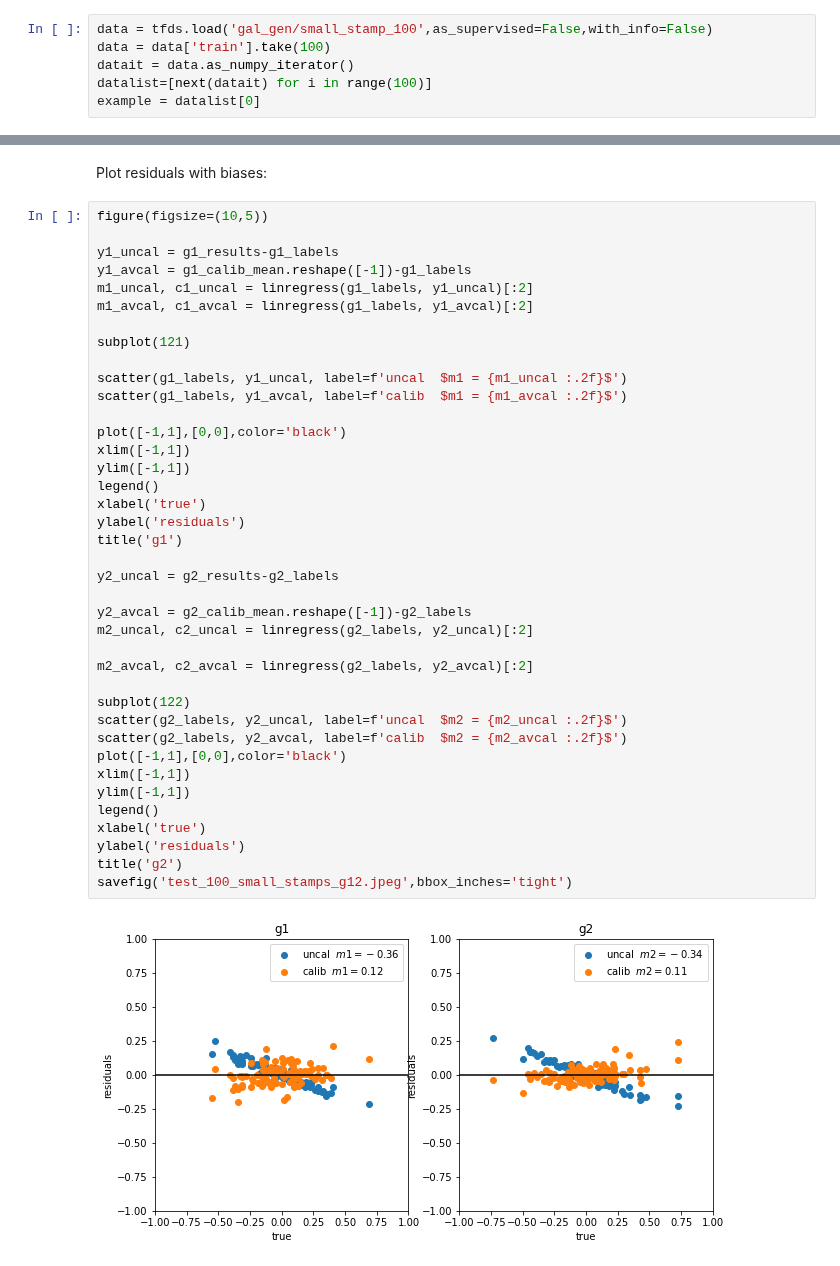
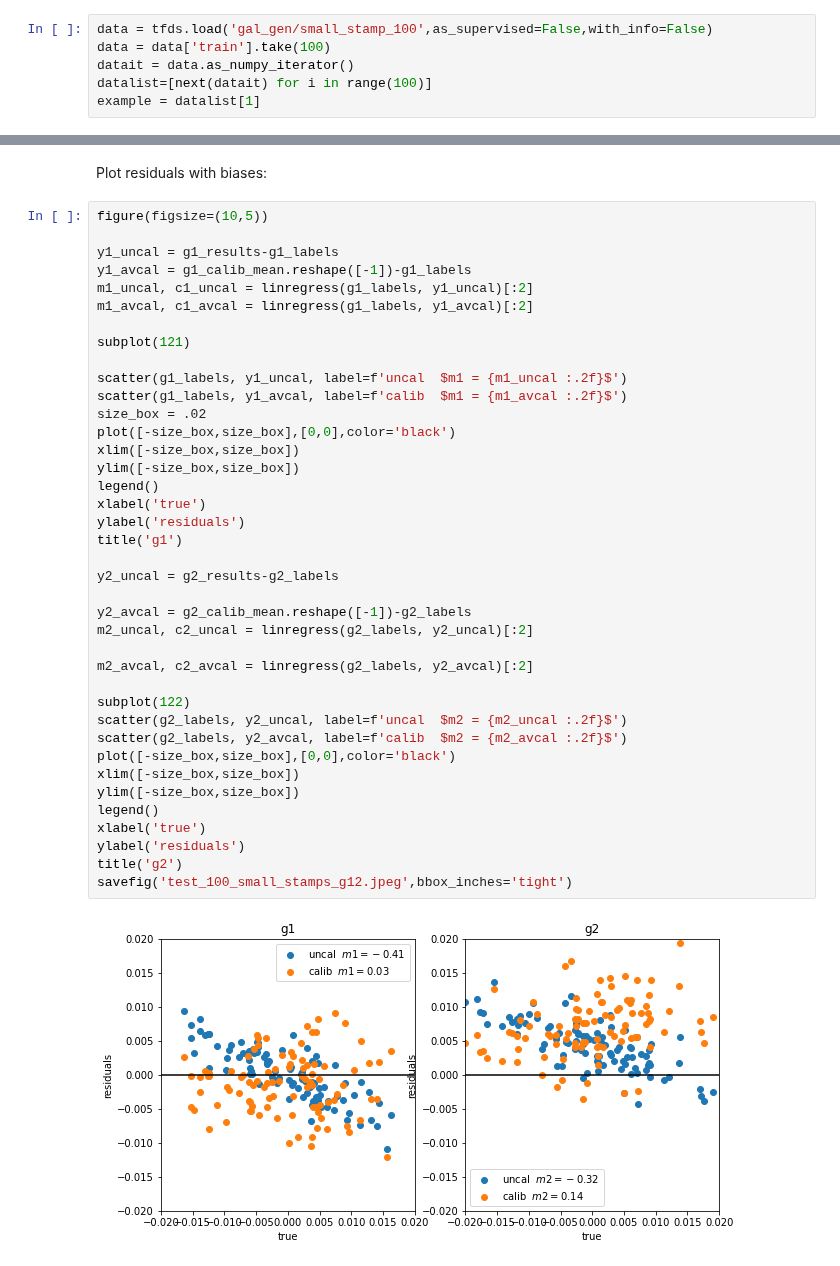
Before and after one commit to CosmoStat/autometacal, a Jupyter notebook: notebooks/metacal_test.ipynb, the cells around one changed output, grey strips where cells are left out. Saved outputs shown, nothing was run; the diff lists cells and outputs as text.

```diff
--- a/notebooks/metacal_test.ipynb
+++ b/notebooks/metacal_test.ipynb
@@ -22,4 +22,4 @@ data = tfds.load('gal_gen/small_stamp_100',as_supervised=False,with_info=False)
 data = data['train'].take(100)
 datait = data.as_numpy_iterator()
 datalist=[next(datait) for i in range(100)]
-example = datalist[0]
+example = datalist[1]
@@ -154,41 +190,41 @@ figure(figsize=(10,5))
 y1_uncal = g1_results-g1_labels
 y1_avcal = g1_calib_mean.reshape([-1])-g1_labels
 m1_uncal, c1_uncal = linregress(g1_labels, y1_uncal)[:2]
 m1_avcal, c1_avcal = linregress(g1_labels, y1_avcal)[:2]
 
 subplot(121)
 
 scatter(g1_labels, y1_uncal, label=f'uncal  $m1 = {m1_uncal :.2f}$')
 scatter(g1_labels, y1_avcal, label=f'calib  $m1 = {m1_avcal :.2f}$')
-
-plot([-1,1],[0,0],color='black')
-xlim([-1,1])
-ylim([-1,1])
+size_box = .02
+plot([-size_box,size_box],[0,0],color='black')
+xlim([-size_box,size_box])
+ylim([-size_box,size_box])
 legend()
 xlabel('true')
 ylabel('residuals')
 title('g1')
 
 y2_uncal = g2_results-g2_labels
 
 y2_avcal = g2_calib_mean.reshape([-1])-g2_labels
 m2_uncal, c2_uncal = linregress(g2_labels, y2_uncal)[:2]
 
 m2_avcal, c2_avcal = linregress(g2_labels, y2_avcal)[:2]
 
 subplot(122)
 scatter(g2_labels, y2_uncal, label=f'uncal  $m2 = {m2_uncal :.2f}$')
 scatter(g2_labels, y2_avcal, label=f'calib  $m2 = {m2_avcal :.2f}$')
-plot([-1,1],[0,0],color='black')
-xlim([-1,1])
-ylim([-1,1])
+plot([-size_box,size_box],[0,0],color='black')
+xlim([-size_box,size_box])
+ylim([-size_box,size_box])
 legend()
 xlabel('true')
 ylabel('residuals')
 title('g2')
 savefig('test_100_small_stamps_g12.jpeg',bbox_inches='tight')
 # %% [output]
-[figure, old version]
+[figure, new version]
 # %%
 hist([R.numpy()[0,0] for R in R_list])
 title('$R_{11}$',fontsize=20)
```
Also changed, not shown: parts of 13 cells of this notebook, 2 other files.
